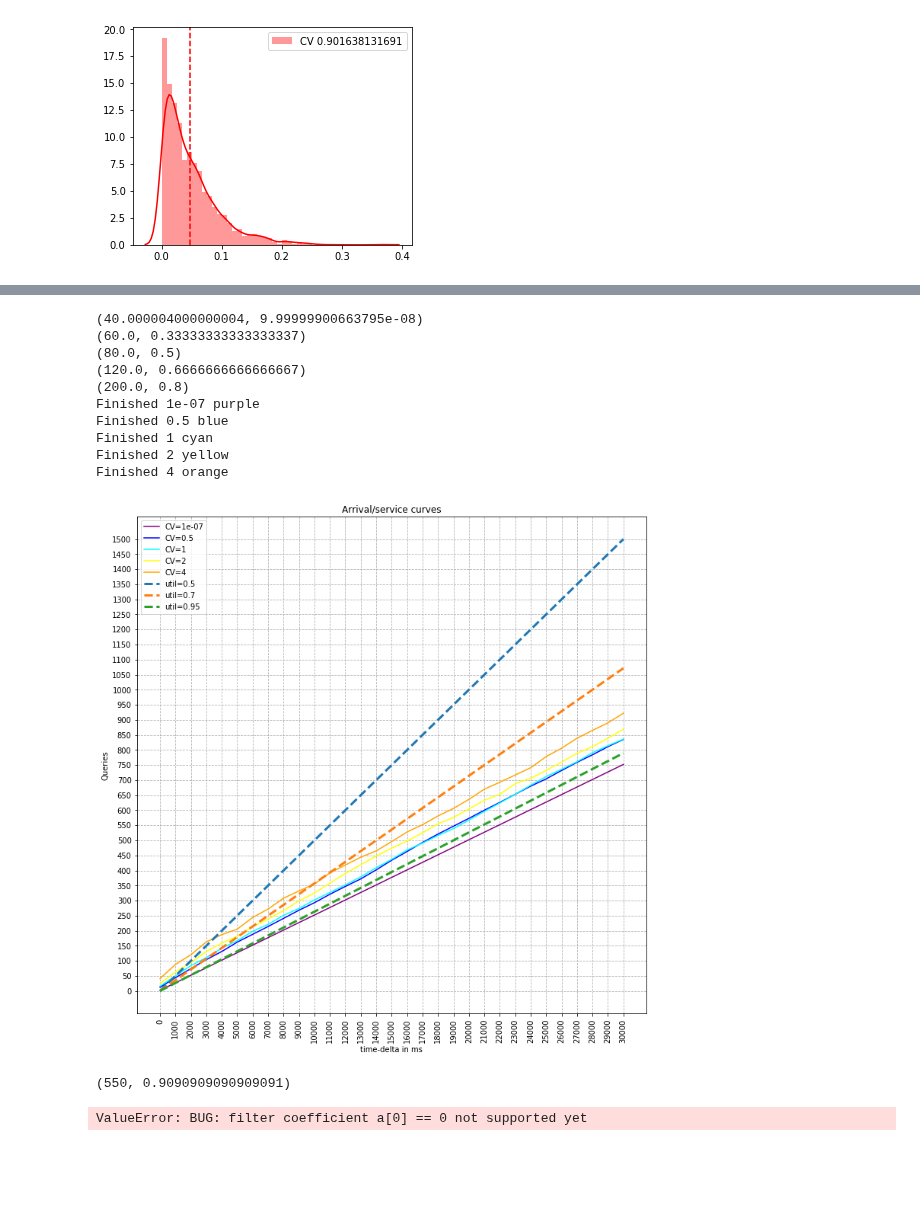
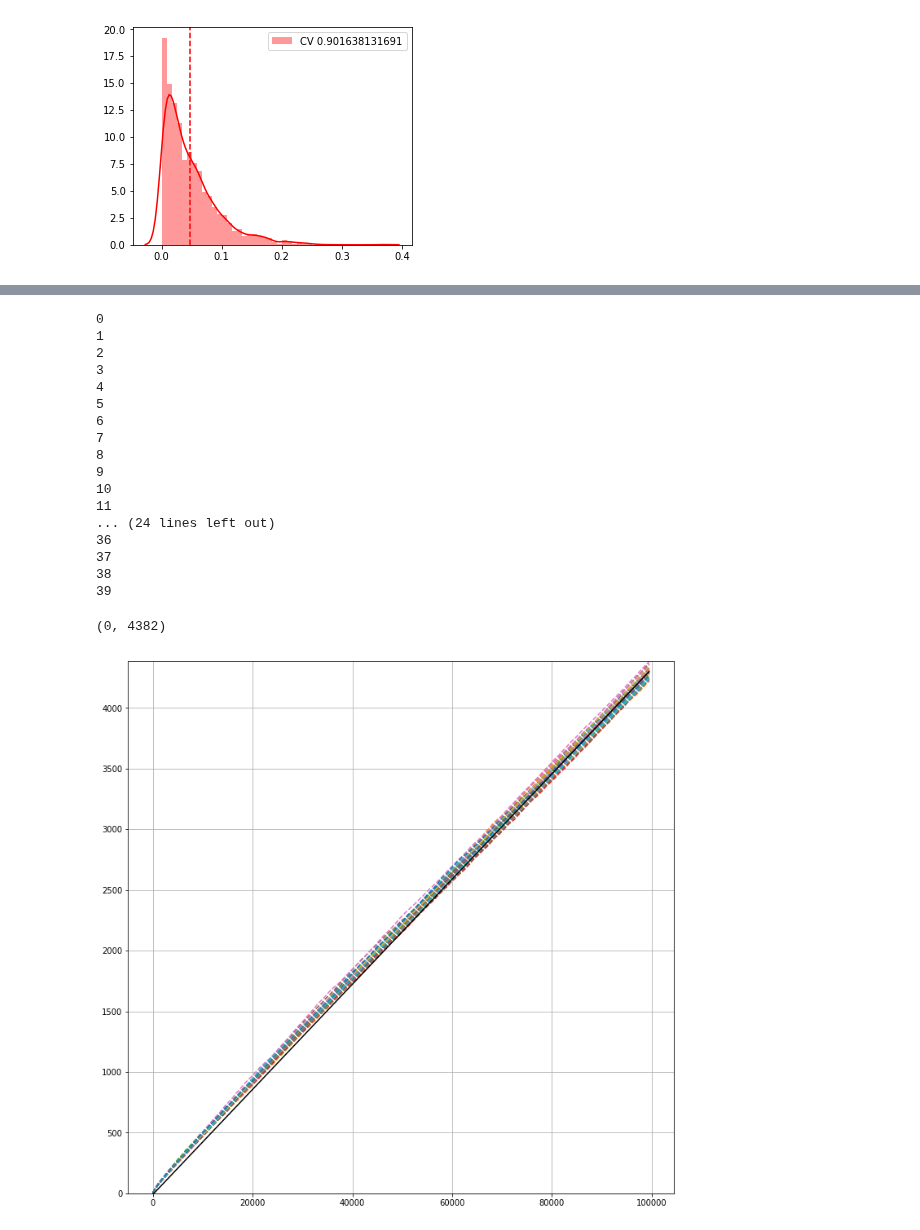
Before and after one commit to dcrankshaw/plots-model-comp-paper, a Jupyter notebook: plotting/Exponential_dists.ipynb, the cells around one changed output, grey strips where cells are left out. Cells and saved outputs as stored; diff of their text form; code cells hidden in the pictures; blank space fills up the shorter version.

```diff
--- a/plotting/Exponential_dists.ipynb
+++ b/plotting/Exponential_dists.ipynb
@@ -157,39 +133,36 @@ def batched(mean, CV, size):
     template[template <= ratio] = 0
     return template
 
-mean = 40.
-CV_array = [0.0000001, 0.5, 1, 2, 4]
-timestamps_array_batched = [np.cumsum(batched(mean, CV, 50000)) for CV in CV_array]
-start_time = timeit.default_timer()
-x_range = xrange(1, 5000, 100)
-x_range = xrange(1, 31000, 1000)
-values = plot_arrival_and_out_curves(timestamps_array_batched, CV_array, N=x_range)
-for chosen_mean in 1/mean/np.asarray([0.5, 0.7, 0.95]):
-    plt.plot([0, max(x_range)], [0, max(x_range)*chosen_mean], label="util="+str(1/mean/chosen_mean), linewidth=3, linestyle="--")
-plt.yticks(np.arange(0,max(x_range)/mean/0.5,50))
-plt.legend()
-plt.show()
-
-elapsed = timeit.default_timer() - start_time
+x_range = xrange(1,100000, 500)
+for i in range(40):
+    result = arrival_curve_and_out_data(np.cumsum(gamma(24, 1, 40000)), x_range)
+    print i
+    sample_list.append(result)
 # %% [output]
-(40.000004000000004, 9.99999900663795e-08)
-(60.0, 0.33333333333333337)
-(80.0, 0.5)
-(120.0, 0.6666666666666667)
-(200.0, 0.8)
-Finished 1e-07 purple
-Finished 0.5 blue
-Finished 1 cyan
-Finished 2 yellow
-Finished 4 orange
+0
+1
+2
+3
+4
+5
+6
+7
+8
+9
+10
+11
+... (24 lines left out)
+36
+37
+38
+39
-[figure, removed]
-# %%
-from scipy.signal import deconvolve
-
-x = np.cumsum(batched(50, 10, 50000))
-q,r = deconvolve(x,x)
-
-plt.plot(q)
-# %% [output]
-(550, 0.9090909090909091)
-ValueError: BUG: filter coefficient a[0] == 0 not supported yet
+# %%
+plt.figure(figsize=(12,12))
+plt.grid(True)
+for x,y in sample_list:
+    plt.plot(x,y, linestyle="--")
+plt.plot([0,200,max(x_range)], [0,0,100*43.], color="black")
+plt.ylim([0,np.max([y for _,y in sample_list])])
+# %% [output]
+(0, 4382)
+[figure, added]
```
Also changed, not shown: parts of 6 cells of this notebook, 1 other file.
